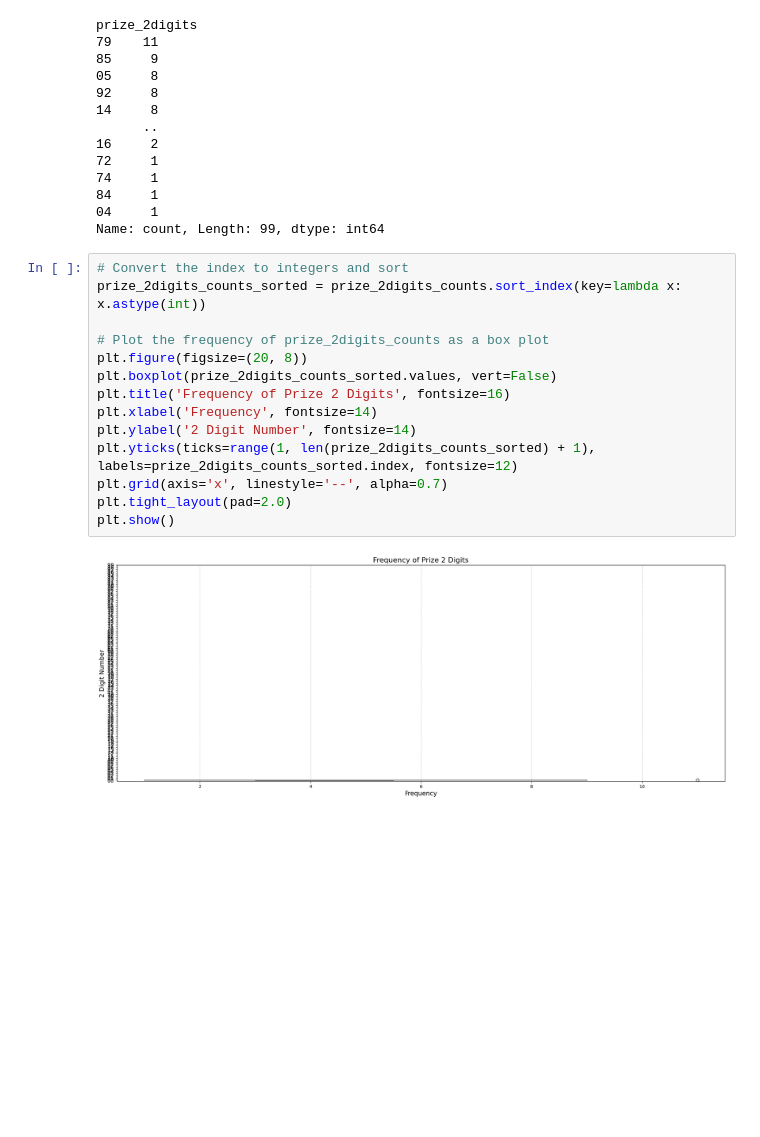
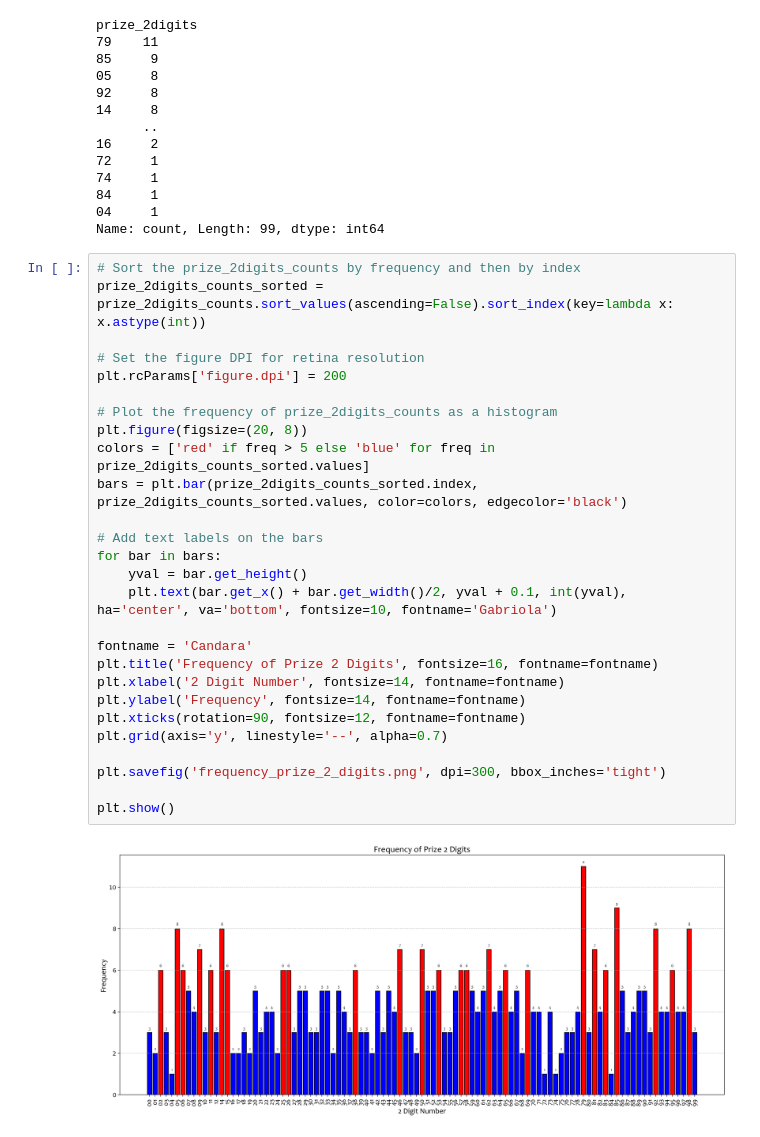
Before and after one commit to constantcmu/Data-Set-Thai-Lotto, a Jupyter notebook: Matplotlib_Pandas_for_analy.ipynb, the cells around one changed output. Drawn from its saved outputs; the diff is of its cells as text; blank space fills up the shorter version.

```diff
--- a/Matplotlib_Pandas_for_analy.ipynb
+++ b/Matplotlib_Pandas_for_analy.ipynb
@@ -370,18 +370,31 @@ prize_2digits
 04     1
 Name: count, Length: 99, dtype: int64
 # %%
-# Convert the index to integers and sort
-prize_2digits_counts_sorted = prize_2digits_counts.sort_index(key=lambda x: x.astype(int))
+# Sort the prize_2digits_counts by frequency and then by index
+prize_2digits_counts_sorted = prize_2digits_counts.sort_values(ascending=False).sort_index(key=lambda x: x.astype(int))
 
-# Plot the frequency of prize_2digits_counts as a box plot
+# Set the figure DPI for retina resolution
+plt.rcParams['figure.dpi'] = 200
+
+# Plot the frequency of prize_2digits_counts as a histogram
 plt.figure(figsize=(20, 8))
-plt.boxplot(prize_2digits_counts_sorted.values, vert=False)
-plt.title('Frequency of Prize 2 Digits', fontsize=16)
-plt.xlabel('Frequency', fontsize=14)
-plt.ylabel('2 Digit Number', fontsize=14)
-plt.yticks(ticks=range(1, len(prize_2digits_counts_sorted) + 1), labels=prize_2digits_counts_sorted.index, fontsize=12)
-plt.grid(axis='x', linestyle='--', alpha=0.7)
-plt.tight_layout(pad=2.0)
+colors = ['red' if freq > 5 else 'blue' for freq in prize_2digits_counts_sorted.values]
+bars = plt.bar(prize_2digits_counts_sorted.index, prize_2digits_counts_sorted.values, color=colors, edgecolor='black')
+
+# Add text labels on the bars
+for bar in bars:
+    yval = bar.get_height()
+    plt.text(bar.get_x() + bar.get_width()/2, yval + 0.1, int(yval), ha='center', va='bottom', fontsize=10, fontname='Gabriola')
+
+fontname = 'Candara'
+plt.title('Frequency of Prize 2 Digits', fontsize=16, fontname=fontname)
+plt.xlabel('2 Digit Number', fontsize=14, fontname=fontname)
+plt.ylabel('Frequency', fontsize=14, fontname=fontname)
+plt.xticks(rotation=90, fontsize=12, fontname=fontname)
+plt.grid(axis='y', linestyle='--', alpha=0.7)
+
+plt.savefig('frequency_prize_2_digits.png', dpi=300, bbox_inches='tight')
+
 plt.show()
 # %% [output]
-[figure, old version]
+[figure, new version]
```
Also changed, not shown: 4 other files.
